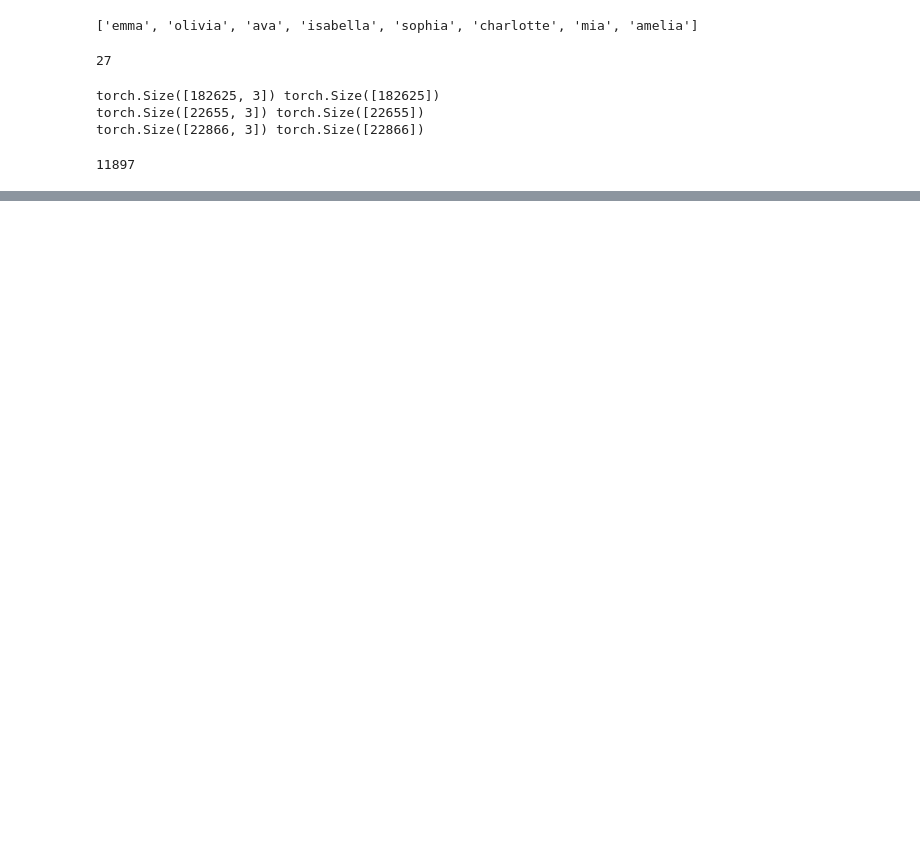
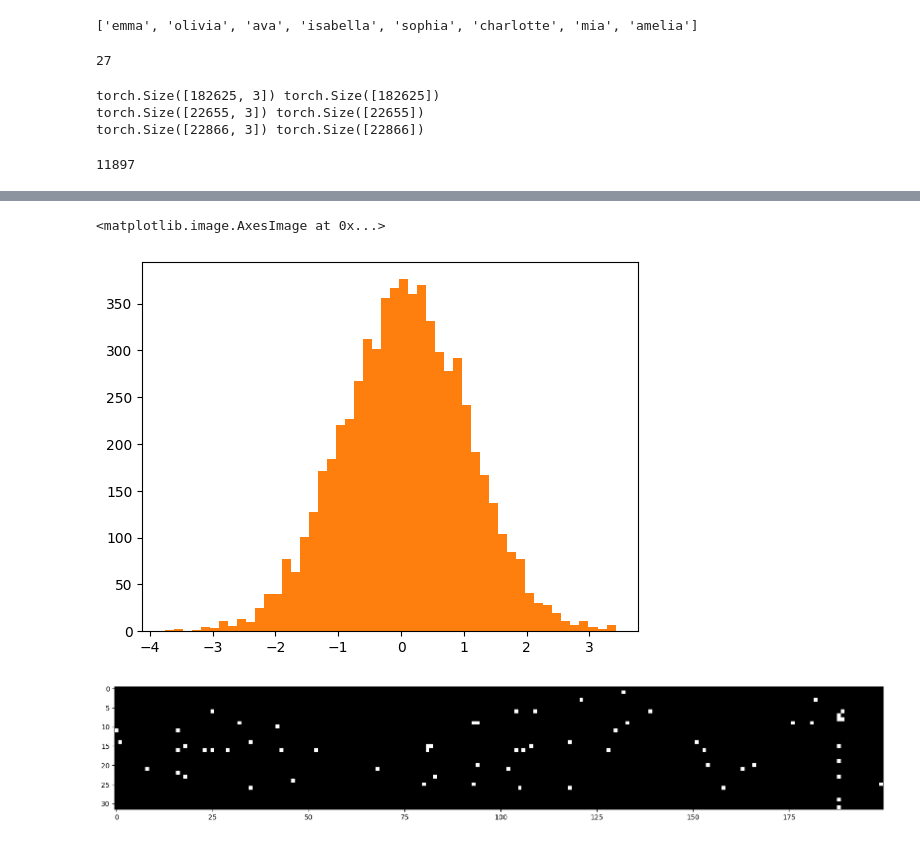
Before and after one commit to pranavkoka/Neural_Networks_Andrej_Karpathy, a Jupyter notebook: build_makemore_mlp2.ipynb, the cells around one changed output, grey strips where cells are left out. Saved outputs shown, nothing was run; the diff lists cells and outputs as text; code cells hidden in the pictures; blank space fills up the shorter version.

```diff
--- a/build_makemore_mlp2.ipynb
+++ b/build_makemore_mlp2.ipynb
@@ -156,3 +180,12 @@ val 2.1711676120758057
+# %%
+plt.hist(h.view(-1).tolist(), 50);
+plt.hist(h_pre_act.view(-1).tolist(), 50);
+plt.figure(figsize=(20,10))
+plt.imshow(h.abs()>0.99, cmap='gray', interpolation='nearest')
+# %% [output]
+<matplotlib.image.AxesImage at 0x...>
+[figure, added]
+[figure, added]
 # %%
 g = torch.Generator().manual_seed(2147483647 + 10)
 
```
Also changed, not shown: parts of 11 cells of this notebook.
